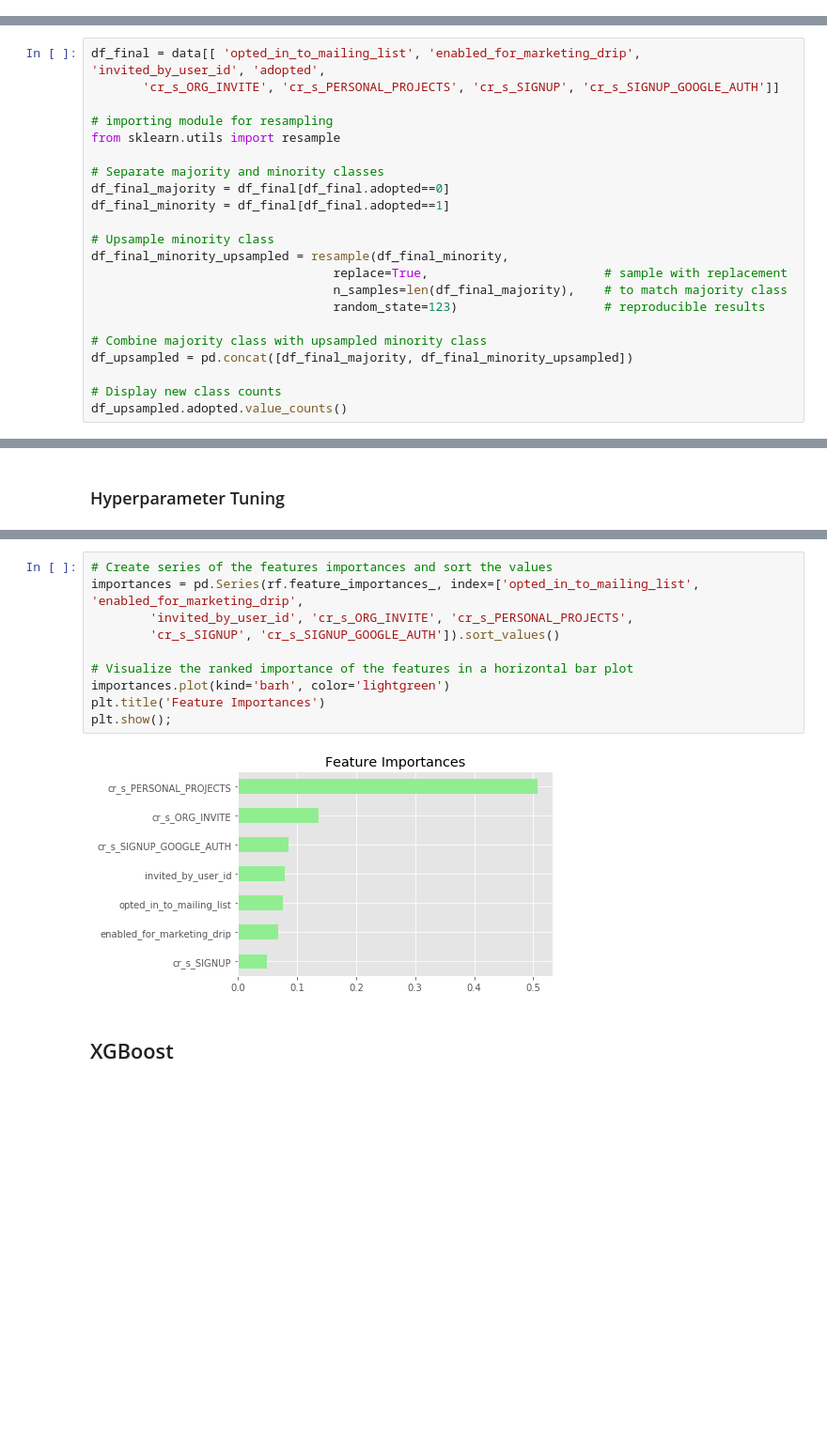
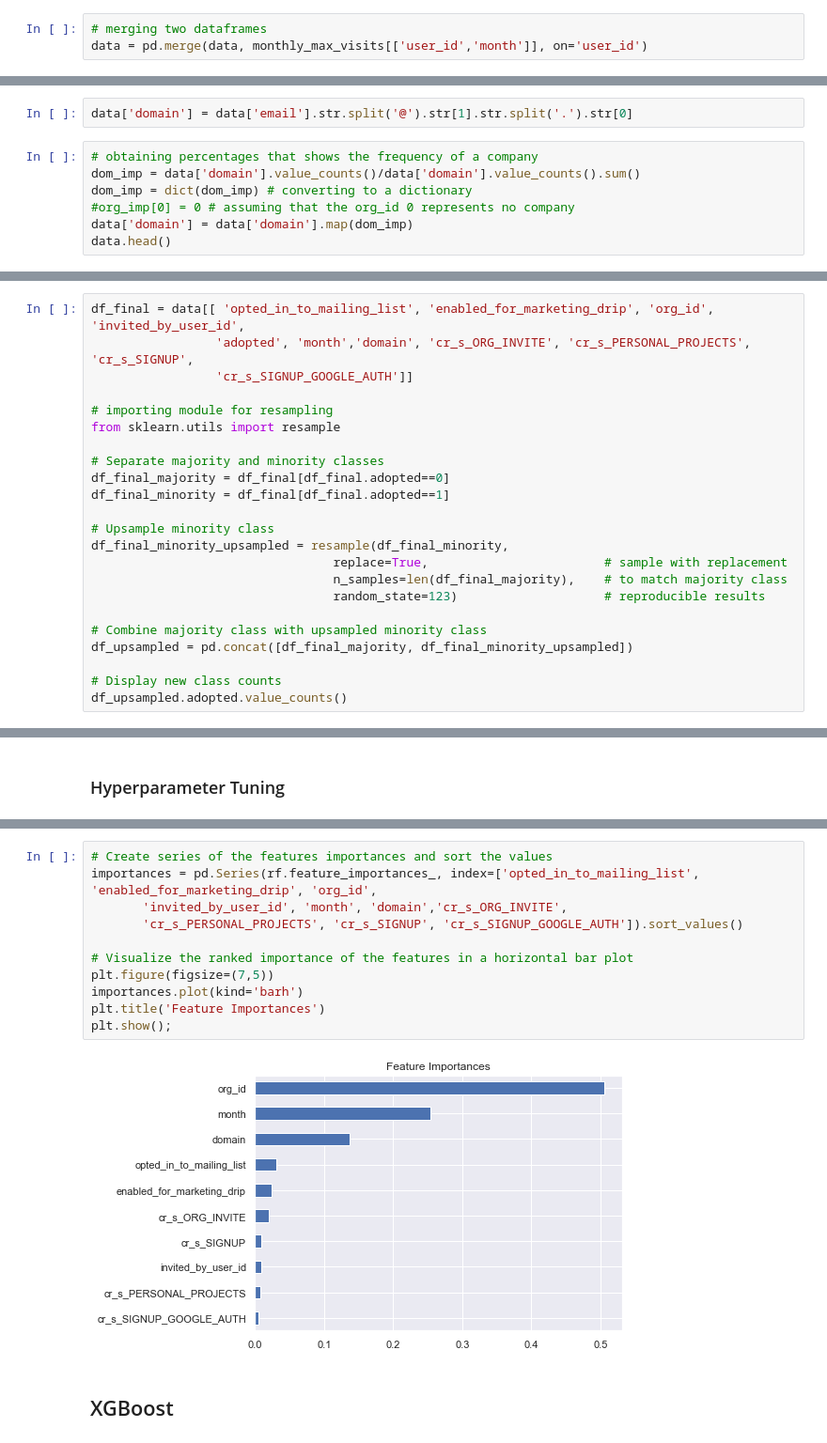
Before and after one commit to mb-la/Take-Home-Challenges, a Jupyter notebook: relax_challenge/relax_data_science_challenge.ipynb, the cells around one changed output, grey strips where cells are left out. Shown at 94% size. Cells and saved outputs as stored; diff of their text form; blank space fills up the shorter version.

```diff
--- a/relax_challenge/relax_data_science_challenge.ipynb
+++ b/relax_challenge/relax_data_science_challenge.ipynb
@@ -263,0 +251,3 @@ plt.style.use('ggplot')
+# %%
+# merging two dataframes
+data = pd.merge(data, monthly_max_visits[['user_id','month']], on='user_id')
@@ -263,0 +256,9 @@ plt.style.use('ggplot')
+# %%
+data['domain'] = data['email'].str.split('@').str[1].str.split('.').str[0]
+# %%
+# obtaining percentages that shows the frequency of a company
+dom_imp = data['domain'].value_counts()/data['domain'].value_counts().sum()
+dom_imp = dict(dom_imp) # converting to a dictionary
+#org_imp[0] = 0 # assuming that the org_id 0 represents no company
+data['domain'] = data['domain'].map(dom_imp)
+data.head()
@@ -281,6 +307,7 @@ ax4= sns.countplot(x='enabled_for_marketing_drip', data=data, hue='adopted', ax=
 # %%
-df_final = data[[ 'opted_in_to_mailing_list', 'enabled_for_marketing_drip', 'invited_by_user_id', 'adopted',
-       'cr_s_ORG_INVITE', 'cr_s_PERSONAL_PROJECTS', 'cr_s_SIGNUP', 'cr_s_SIGNUP_GOOGLE_AUTH']]
+df_final = data[[ 'opted_in_to_mailing_list', 'enabled_for_marketing_drip', 'org_id', 'invited_by_user_id',
+                 'adopted', 'month','domain', 'cr_s_ORG_INVITE', 'cr_s_PERSONAL_PROJECTS', 'cr_s_SIGNUP',
+                 'cr_s_SIGNUP_GOOGLE_AUTH']]
 
 # importing module for resampling
 from sklearn.utils import resample
@@ -374,15 +401,16 @@ Best CV score is 0.5540366786221831
 # %%
 # Create series of the features importances and sort the values
-importances = pd.Series(rf.feature_importances_, index=['opted_in_to_mailing_list', 'enabled_for_marketing_drip',
-        'invited_by_user_id', 'cr_s_ORG_INVITE', 'cr_s_PERSONAL_PROJECTS',
-        'cr_s_SIGNUP', 'cr_s_SIGNUP_GOOGLE_AUTH']).sort_values()
+importances = pd.Series(rf.feature_importances_, index=['opted_in_to_mailing_list', 'enabled_for_marketing_drip', 'org_id',
+       'invited_by_user_id', 'month', 'domain','cr_s_ORG_INVITE',
+       'cr_s_PERSONAL_PROJECTS', 'cr_s_SIGNUP', 'cr_s_SIGNUP_GOOGLE_AUTH']).sort_values()
 
 # Visualize the ranked importance of the features in a horizontal bar plot
-importances.plot(kind='barh', color='lightgreen')
+plt.figure(figsize=(7,5))
+importances.plot(kind='barh')
 plt.title('Feature Importances')
 plt.show();
 # %% [output]
-[figure, old version]
+[figure, new version]
 # %% [markdown]
 ## XGBoost
 # %%
```
Also changed, not shown: parts of 46 cells of this notebook.
